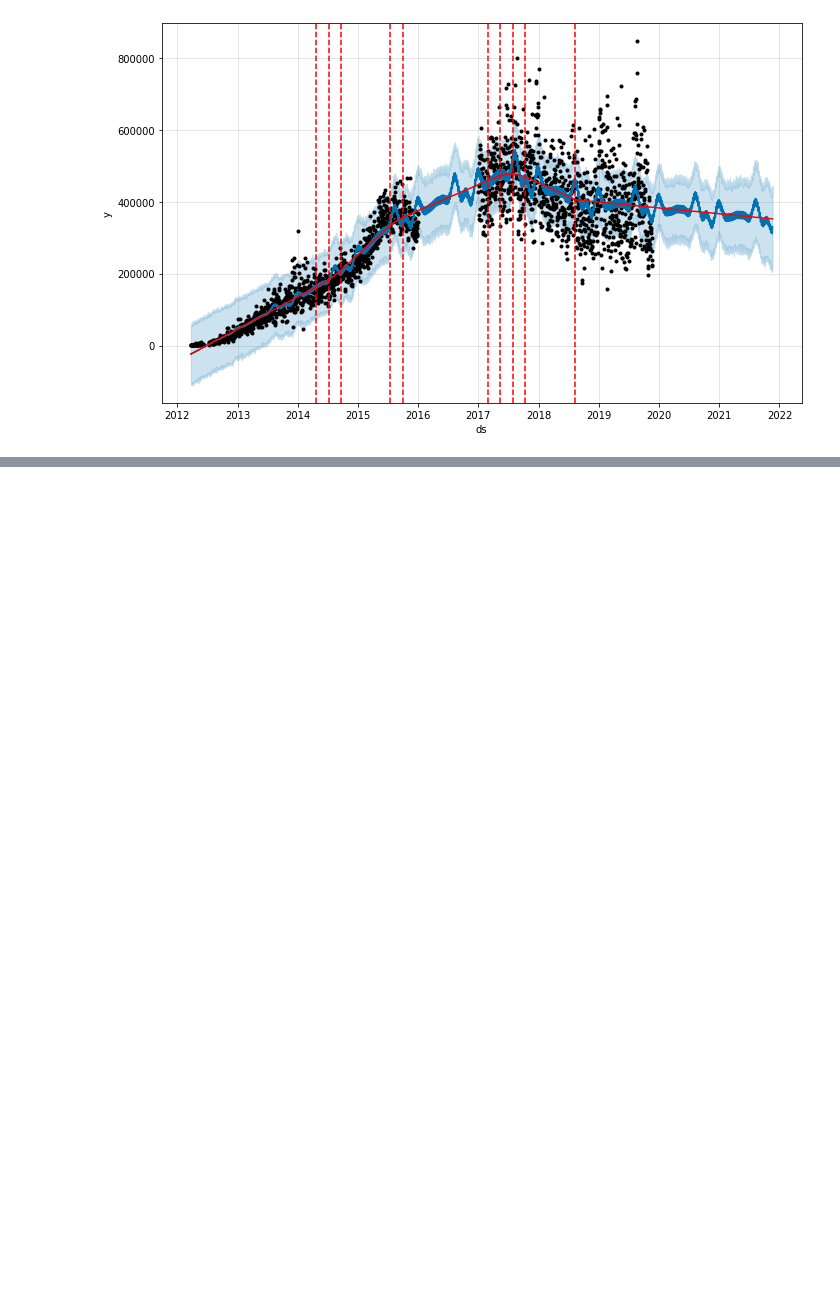
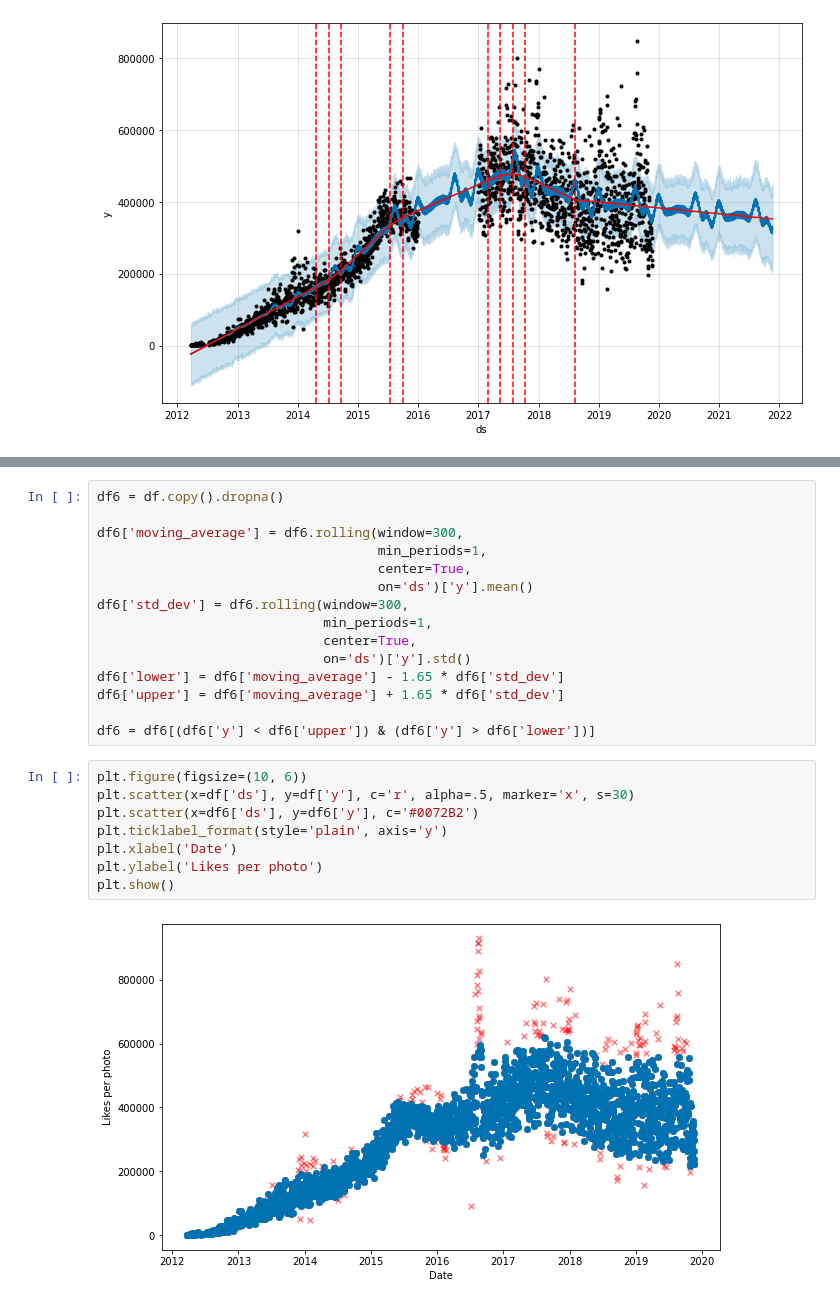
Before and after one commit to caiosainvallio/time-series, a Jupyter notebook: prophet/08_outliers-special-events.ipynb, the cells around one changed output, grey strips where cells are left out. Cells and saved outputs as stored; diff of their text form; blank space fills up the shorter version.

```diff
--- a/prophet/08_outliers-special-events.ipynb
+++ b/prophet/08_outliers-special-events.ipynb
@@ -167,0 +220,25 @@ plt.show()
+# %%
+df6 = df.copy().dropna()
+
+df6['moving_average'] = df6.rolling(window=300,
+                                    min_periods=1,
+                                    center=True,
+                                    on='ds')['y'].mean()
+df6['std_dev'] = df6.rolling(window=300,
+                             min_periods=1,
+                             center=True,
+                             on='ds')['y'].std()
+df6['lower'] = df6['moving_average'] - 1.65 * df6['std_dev']
+df6['upper'] = df6['moving_average'] + 1.65 * df6['std_dev']
+
+df6 = df6[(df6['y'] < df6['upper']) & (df6['y'] > df6['lower'])]
+# %%
+plt.figure(figsize=(10, 6))
+plt.scatter(x=df['ds'], y=df['y'], c='r', alpha=.5, marker='x', s=30)
+plt.scatter(x=df6['ds'], y=df6['y'], c='#0072B2')
+plt.ticklabel_format(style='plain', axis='y')
+plt.xlabel('Date')
+plt.ylabel('Likes per photo')
+plt.show()
+# %% [output]
+[figure, added]
```
Also changed, not shown: parts of 21 cells of this notebook.
